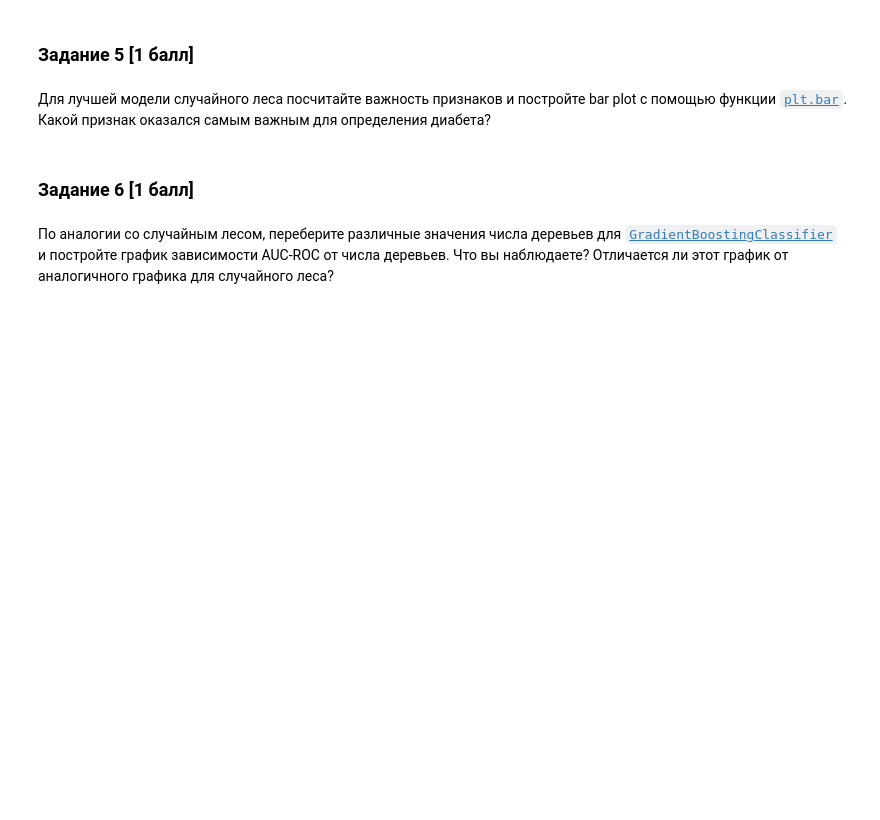
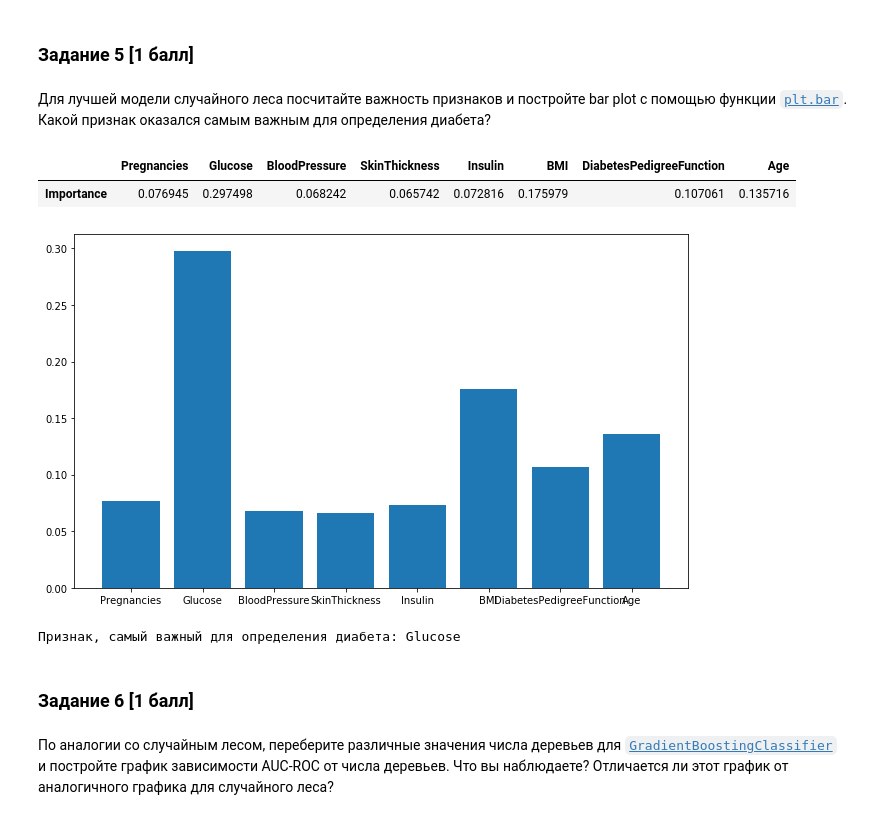
Before and after one commit to Oleg-DS/learning_data_science, a Jupyter notebook: ML/hw04.ipynb, the cells around one changed output. Drawn from its saved outputs; the diff is of its cells as text; code cells hidden in the pictures; blank space fills up the shorter version.

```diff
--- a/ML/hw04.ipynb
+++ b/ML/hw04.ipynb
@@ -423,3 +423,5 @@ plt.show()
 Разбейте выборку на обучающую и тестовую части в отношении 70:30. Не забудьте отделить целевую переменную от признаков (чтобы случайно не включить ее в обучение как признак).
 # %%
 # your code here
+y = data['Outcome']
+X = data.drop('Outcome', axis=1)
@@ -454,3 +551,21 @@ plt.show()
+# %%
+# your code here
+rf_best = RandomForestClassifier(n_estimators=175, min_samples_leaf=3, random_state=111)
+rf_best.fit(X_train, y_train)
+feature_imp = pd.DataFrame(rf_best.feature_importances_.reshape(1, -1), columns=X_train.columns, index=['Importance'])
+feature_imp
+# %% [output]
+|  | Pregnancies | Glucose | BloodPressure | SkinThickness | Insulin | BMI | DiabetesPedigreeFunction | Age |
+| Importance | 0.076945 | 0.297498 | 0.068242 | 0.065742 | 0.072816 | 0.175979 | 0.107061 | 0.135716 |
+# %%
+plt.bar(x=range(8), height=rf_best.feature_importances_, tick_label=X_train.columns)
+plt.show()
+# %% [output]
+[figure, added]
+# %%
+print('Признак, самый важный для определения диабета:', feature_imp.idxmax(axis=1)[0])
+# %% [output]
+Признак, самый важный для определения диабета: Glucose
 # %% [markdown]
 ### Задание 6 [1 балл]<a id="task3_6"></a>
 # %% [markdown]
```
Also changed, not shown: parts of 18 cells of this notebook.
